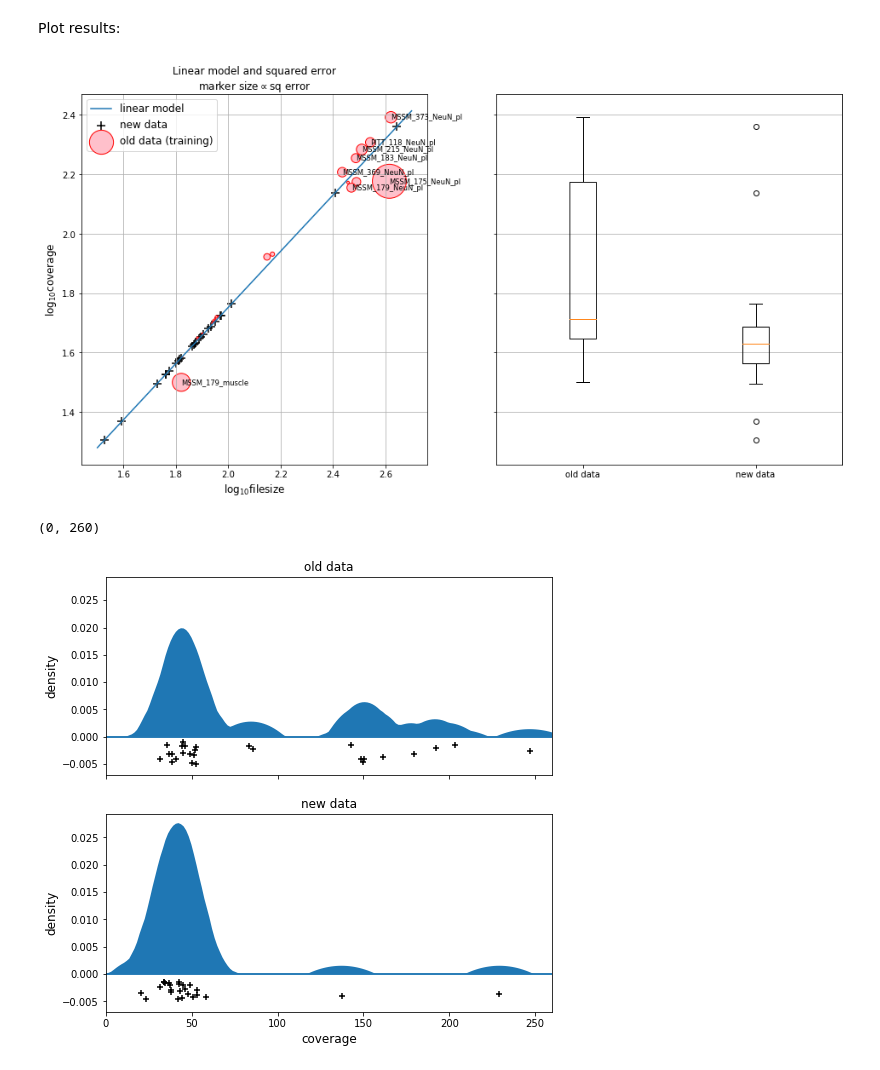
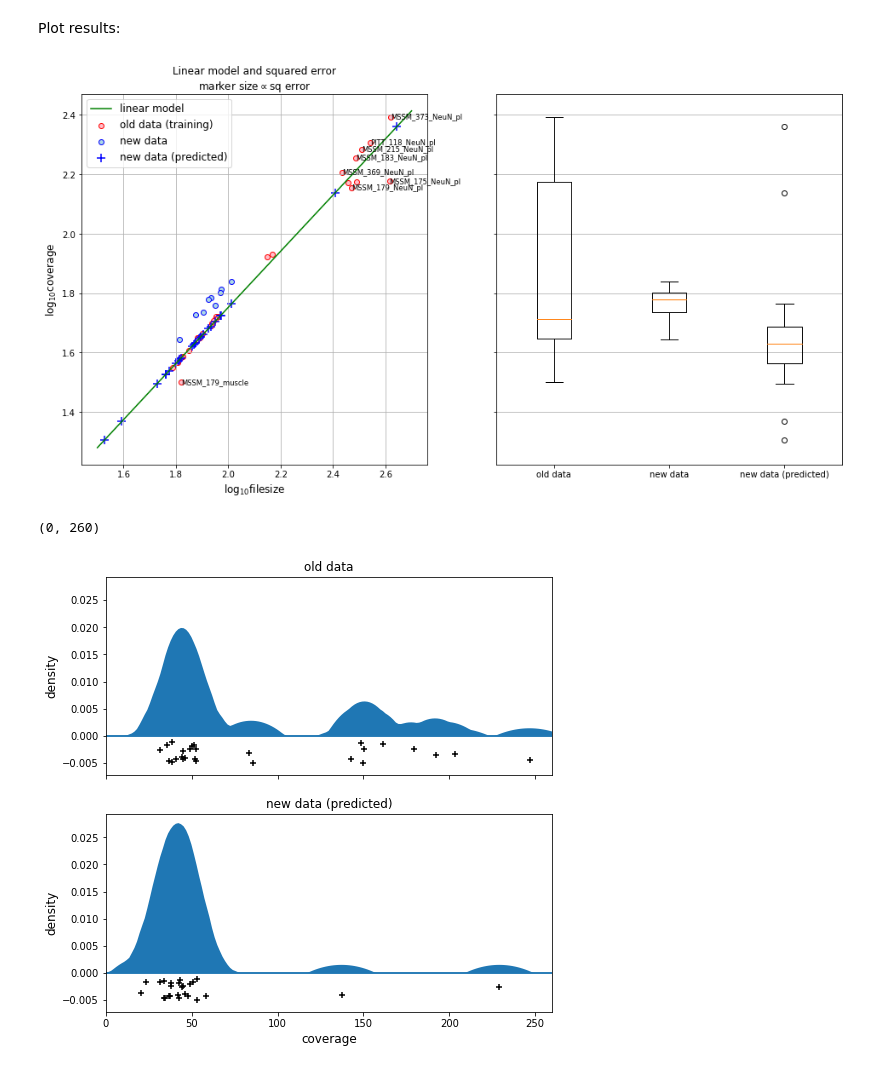
Before and after one commit to attilagk/BSM-research, a Jupyter notebook: notebook/2020-04-29-sample-fastq-sizes/2020-04-29-sample-fastq-sizes.ipynb, the cells around one changed output. Cells and saved outputs as stored; diff of their text form; code cells hidden in the pictures.

Commit message:
Added observed coverage for new data

```diff
--- a/notebook/2020-04-29-sample-fastq-sizes/2020-04-29-sample-fastq-sizes.ipynb
+++ b/notebook/2020-04-29-sample-fastq-sizes/2020-04-29-sample-fastq-sizes.ipynb
@@ -42,0 +48,4 @@ nreads.tail()
+# %%
+nreads_genewiz = pd.read_csv('/home/attila/projects/bsm/results/2020-04-29-sample-fastq-sizes/nreads-genewiz.tsv', sep='\t', index_col='sample')
+nreads_genewiz['coverage'] = nreads_genewiz['nreads'] * 151 / hg_len_bp
+nreads_genewiz
@@ -96,5 +117,7 @@ newdata = pd.read_csv(io.StringIO(p2.stdout.decode('utf-8')), names=['date', 'ti
 newdata['fq.gz size, GiB'] = newdata['fq.gz size, bytes'] / 2 ** 30
 newdata = pd.concat([slist, newdata], axis=1)
 new = newdata.groupby('#sample_id').sum().sort_values('fq.gz size, GiB', ascending=False)
+new['coverage'] = np.nan
+new.loc[nreads_genewiz.index, 'coverage'] = nreads_genewiz['coverage']
 print(new.head(), '\n' * 2, new.tail())
 # %% [output]
@@ -147,8 +172,9 @@ y_hat = lm.predict(X)
 X_fig = np.linspace(1.5, 2.7, 2)[:, np.newaxis]
 y_fig = lm.predict(X_fig)
 X_new = np.log10(np.array(new['fq.gz size, GiB']))[:, np.newaxis]
-y_new = lm.predict(X_new)
-new['coverage'] = y_new[:, 0]
+y_new_pred = lm.predict(X_new)
+y_new = np.log10(np.array(new['coverage']))[:, np.newaxis]
+y_new_nona = np.log10(np.array(new['coverage'].dropna()))[:, np.newaxis]
 sq_error = (y_hat[:, 0] - y[:, 0]) ** 2
 sq_error_sorted = sq_error.copy()
 sq_error_sorted.sort()
@@ -166,26 +192,28 @@ Plot results:
 # %%
 fig, axes = plt.subplots(1, 2, figsize=(16, 8), sharey=True)
 ax = axes[0]
-ax.plot(X_fig[:, 0], y_fig[:, 0], label='linear model')
-ax.scatter(X_new[:, 0], y_new[:, 0], marker='+', c='k', s=100, label='new data')
-ax.scatter(X[:, 0], y[:, 0], s=5*sq_error/np.median(sq_error), c='pink', edgecolor='red', marker='o', label='old data (training)')
+ax.scatter(X[:, 0], y[:, 0], c='pink', edgecolor='red', marker='o', label='old data (training)')
+#ax.scatter(X[:, 0], y[:, 0], s=5*sq_error/np.median(sq_error), c='pink', edgecolor='red', marker='o', label='old data (training)')
+ax.scatter(X_new[:, 0], y_new[:, 0], marker='o', c='lightblue', edgecolor='blue', label='new data')
+ax.plot(X_fig[:, 0], y_fig[:, 0], label='linear model', c='g')
+ax.scatter(X_new[:, 0], y_new_pred[:, 0], marker='+', c='b', s=100, label='new data (predicted)')
 ax.legend(fontsize='large')
 ax.set_title('Linear model and squared error\nmarker size$\propto$sq error')
 ax.set_xlabel('$\log_{10} \mathrm{filesize}$', fontsize='large')
 ax.set_ylabel('$\log_{10} \mathrm{coverage}$', fontsize='large')
 ax.grid(b=True, which='both')
 for sqe, s, xx, yy in zip(sq_error, old.index, X[:, 0], y[:, 0]):
     if sqe > 1.7e-3:
         ax.text(xx, yy, s, horizontalalignment='left', verticalalignment='center', fontsize='small')
 ax = axes[1]
 ax.grid(b=True, which='both', axis='y')
-bp = ax.boxplot((y, y_new), labels=['old data', 'new data'])
+bp = ax.boxplot((y, y_new_nona, y_new_pred), labels=['old data', 'new data', 'new data (predicted)'])
 # %% [output]
-[figure, old version]
+[figure, new version]
 # %%
-new['coverage'] = 10 ** y_new[:, 0]
+new['predicted coverage'] = 10 ** y_new_pred[:, 0]
 X_old = np.array(old['coverage'])[:, np.newaxis]
-X_new = np.array(new['coverage'])[:, np.newaxis]
+X_new = np.array(new['predicted coverage'])[:, np.newaxis]
 X_fig = np.linspace(0, 300, 200)[:, np.newaxis]
 bw = 20
 fig, ax = plt.subplots(2, 1, sharex=True, sharey=True, figsize=(8, 8))
@@ -200,12 +228,12 @@ def plotter(ax, X, title):
     ax.axhline()
 
 plotter(ax[0], X_old, 'old data')
-plotter(ax[1], X_new, 'new data')
+plotter(ax[1], X_new, 'new data (predicted)')
 ax[1].set_xlabel('coverage', fontsize='large')
 ax[1].set_xlim([0, 260])
 # %% [output]
 (0, 260)
-[figure, old version]
+[figure, new version]
 # %%
 %connect_info
 # %% [output]
```
Also changed, not shown: parts of 8 cells of this notebook, 1 other file.
